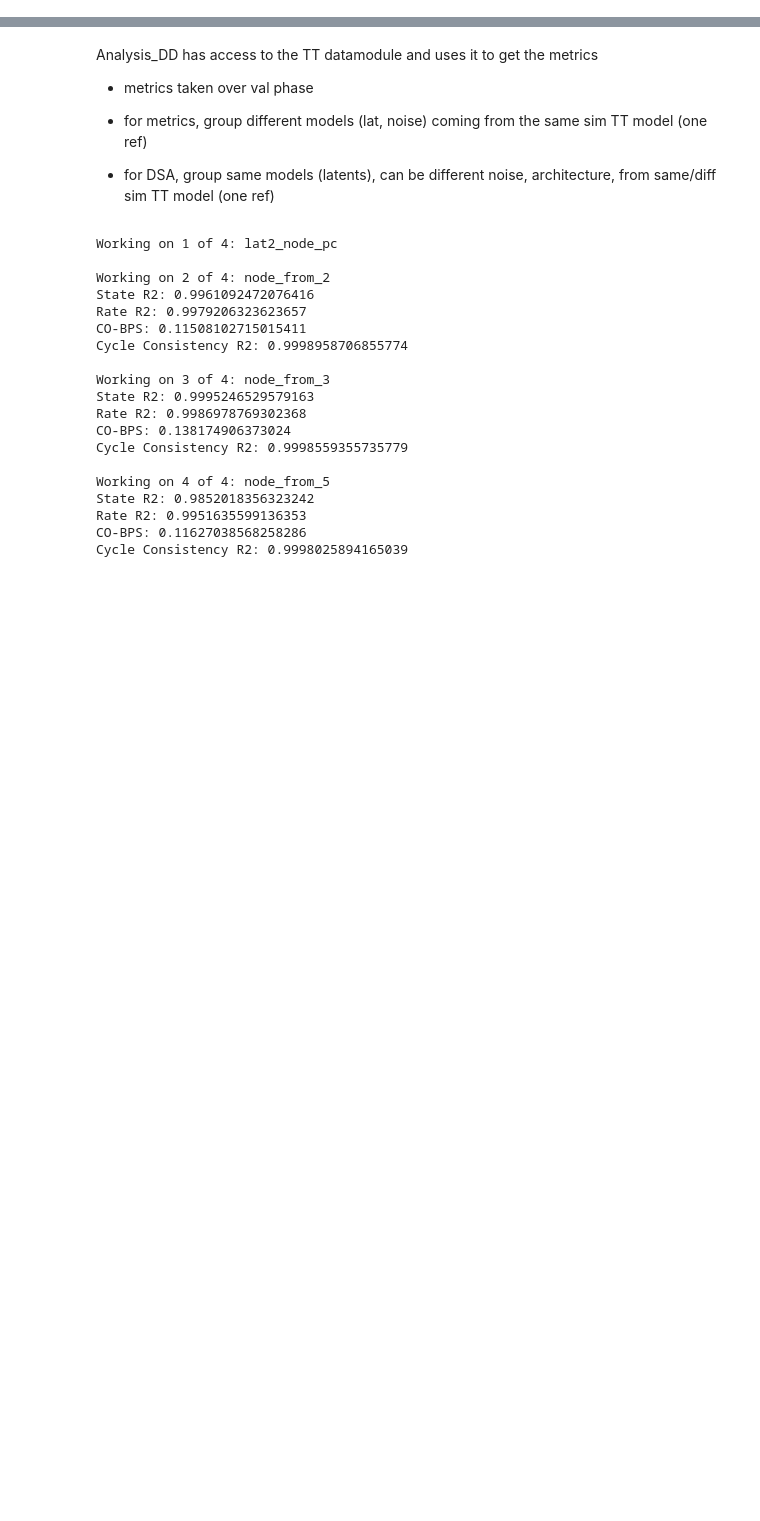
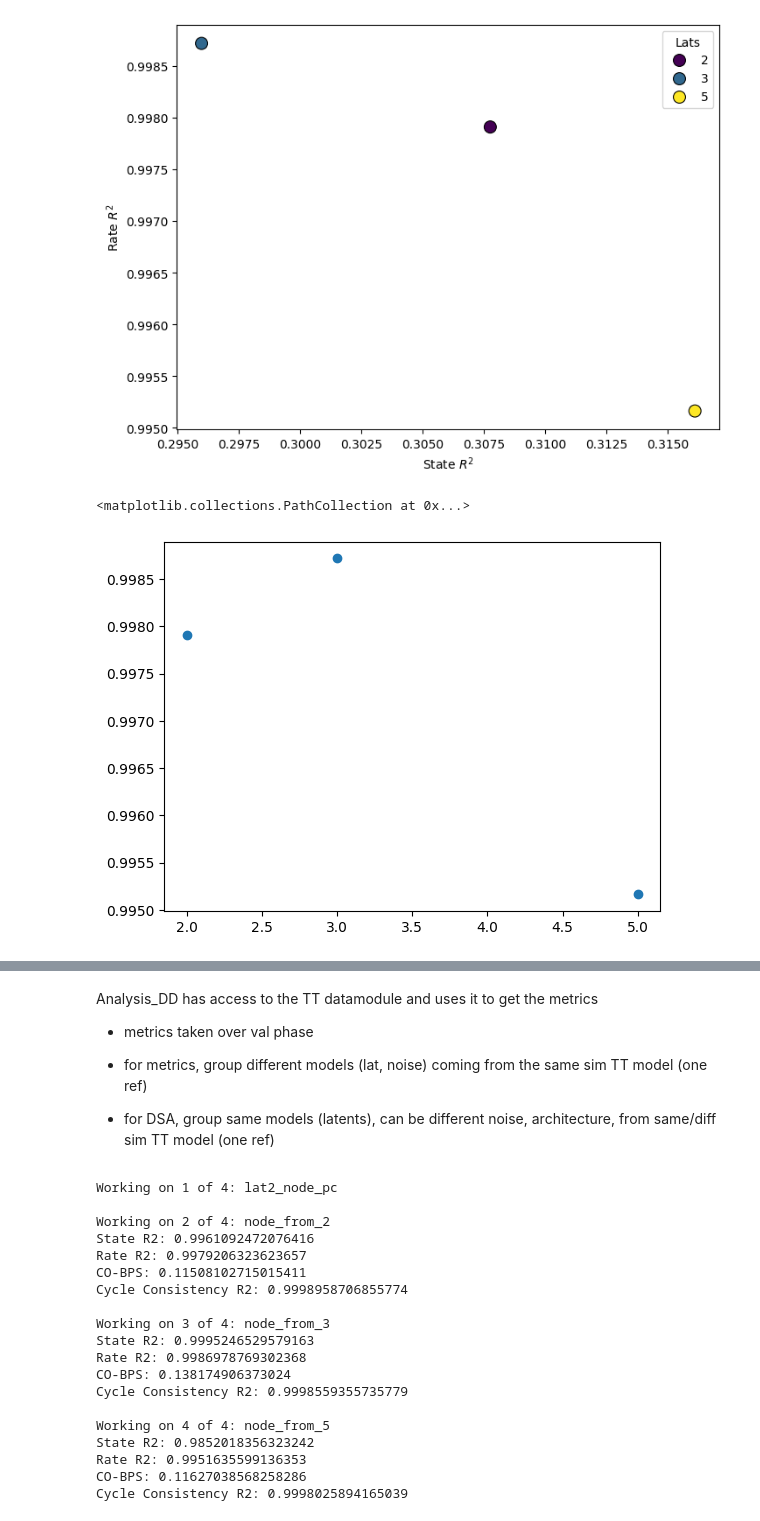
Before and after one commit to alejandradu/ComputationThruDynamicsBenchmark, a Jupyter notebook: examples/notebooks/PC_DD_TT_comparison.ipynb, the cells around one changed output, grey strips where cells are left out. Drawn from its saved outputs; the diff is of its cells as text; code cells hidden in the pictures; blank space fills up the shorter version.

```diff
--- a/examples/notebooks/PC_DD_TT_comparison.ipynb
+++ b/examples/notebooks/PC_DD_TT_comparison.ipynb
@@ -12,0 +123,38 @@ HOME_DIR = os.getenv("HOME_DIR")
+# %%
+import pandas as pd
+import seaborn as sns
+import matplotlib.pyplot as plt
+
+# Data
+lats = [2, 3, 5]
+state = [0.30775, 0.295972, 0.31610]
+rate = [0.99791, 0.998719, 0.995162]
+co = [0.99989, 0.999856, 0.9997961]
+cyclecon = [0.999890, 0.999856, 0.9997961]
+
+# Create a DataFrame
+data = pd.DataFrame({
+    'lats': lats,
+    'state': state,
+    'rate': rate,
+    'co': co,
+    'cyclecon': cyclecon
+})
+
+# Scatter plot where y is 'rate', x is 'state', and points are colored by 'lats'
+plt.figure(figsize=(8, 6))
+sns.scatterplot(data=data, x='state', y='rate', hue='lats', palette='viridis', s=100, edgecolor='black')
+
+
+plt.xlabel("State $R^2$")
+plt.ylabel("Rate $R^2$")
+
+# Display the plot
+plt.legend(title='Lats')
+plt.show()
+
+plt.scatter(lats, rate)
+# %% [output]
+[figure, added]
+<matplotlib.collections.PathCollection at 0x...>
+[figure, added]
```
Also changed, not shown: parts of 7 cells of this notebook, 4 other files.
